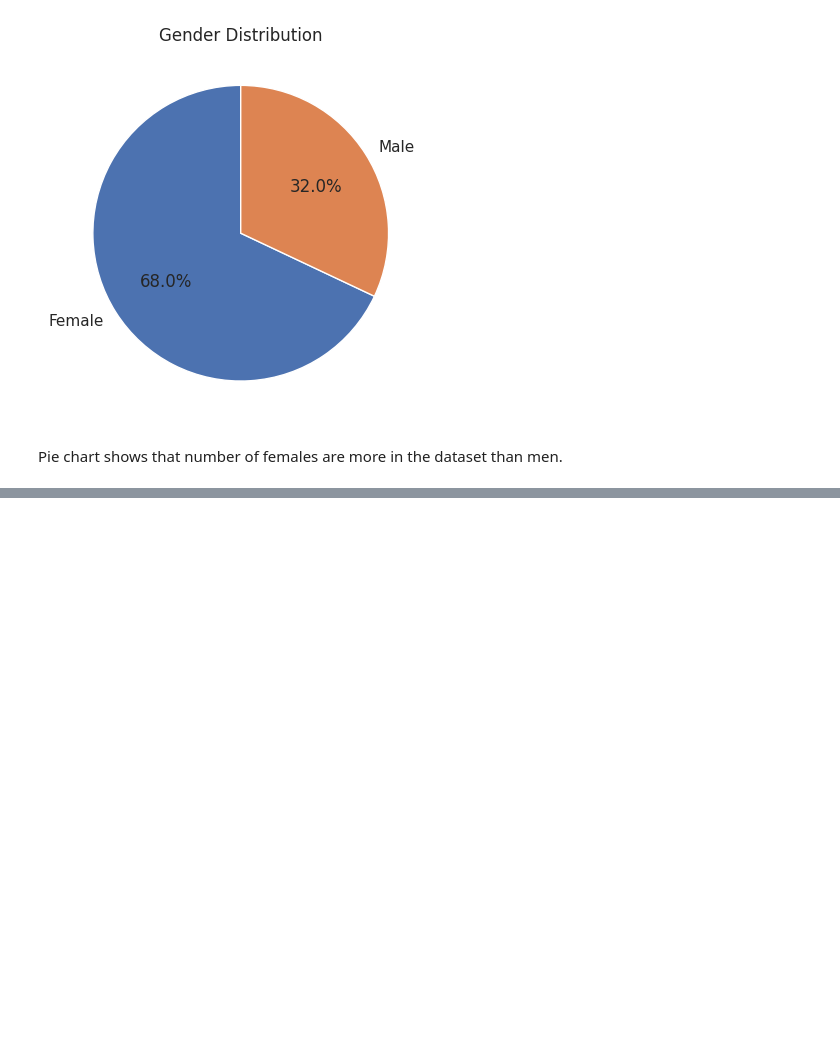
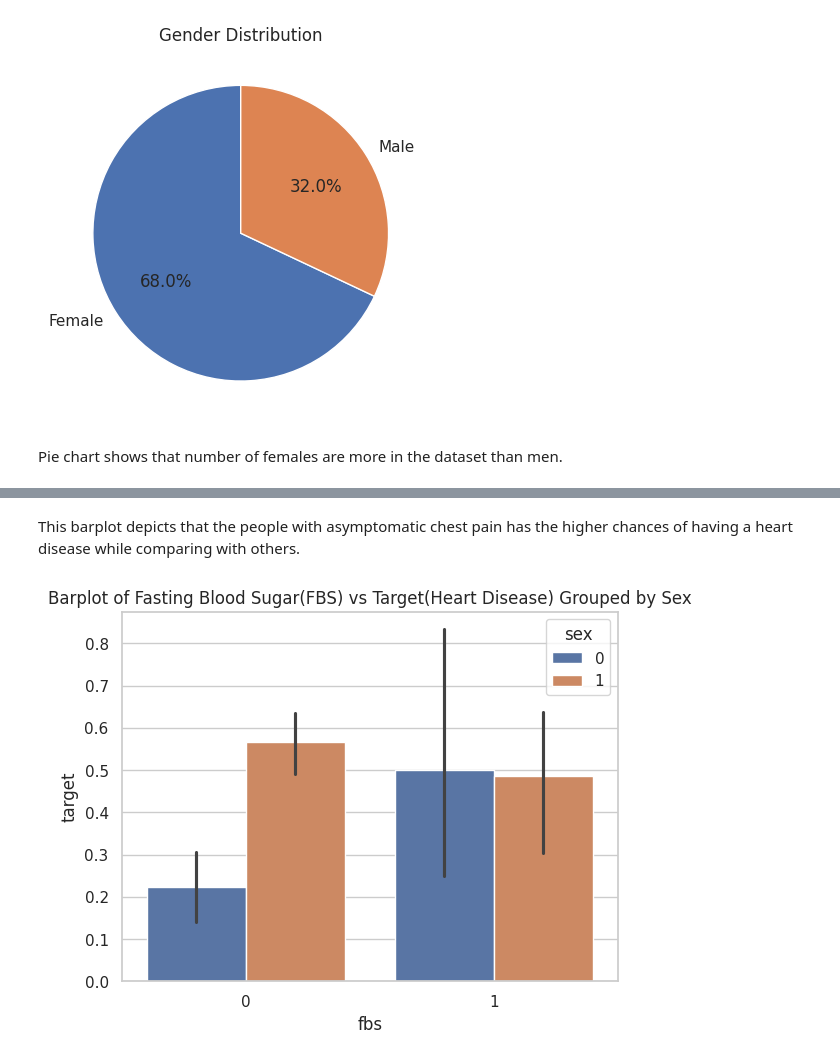
Before and after one commit to negilbabu/Heart-Disease-Prediction-Ai-, a Jupyter notebook: HeartDiseasePrediction.ipynb, the cells around one changed output, grey strips where cells are left out. Drawn from its saved outputs; the diff is of its cells as text; code cells hidden in the pictures; blank space fills up the shorter version.

```diff
--- a/HeartDiseasePrediction.ipynb
+++ b/HeartDiseasePrediction.ipynb
@@ -157,0 +174,9 @@ Age distribution looks like normal, that is age is equally distributed
+# %% [markdown]
+This barplot depicts that the people with asymptomatic chest pain has the higher chances of having a heart disease while comparing with others.
+# %%
+sns.barplot(x='fbs', y='target', hue='sex', data=df)
+plt.title("Barplot of Fasting Blood Sugar(FBS) vs Target(Heart Disease) Grouped by Sex")
+
+plt.show()
+# %% [output]
+[figure, added]
```
Also changed, not shown: parts of 12 cells of this notebook.
